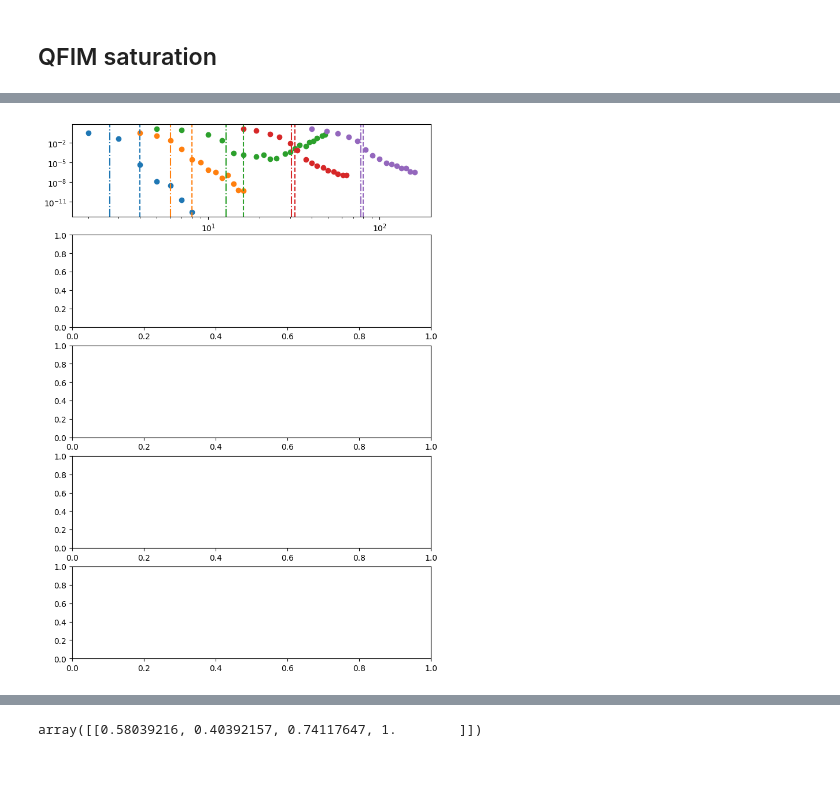
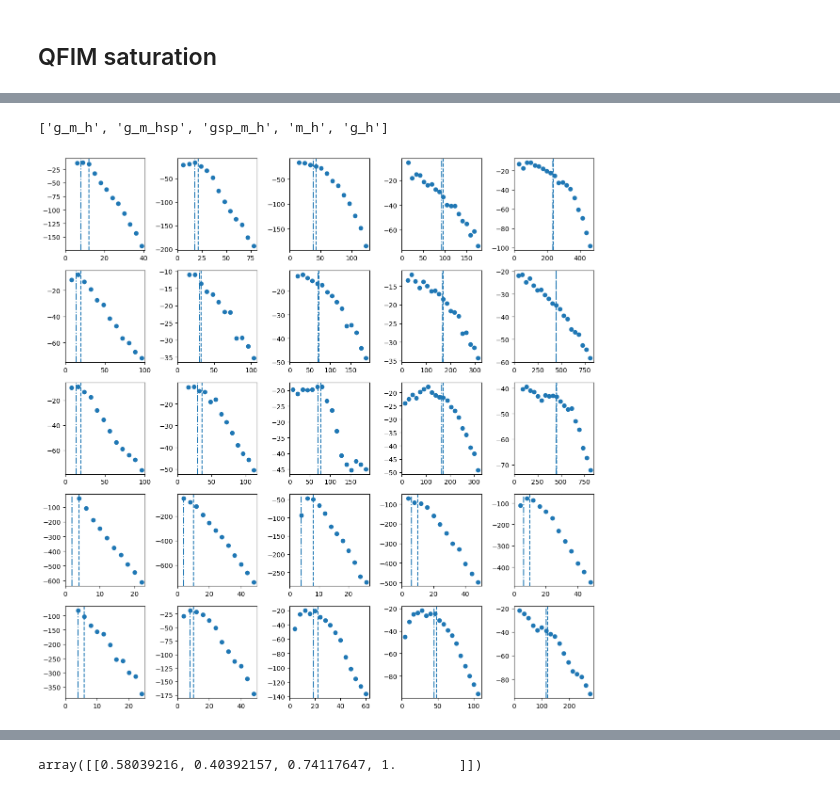
Before and after one commit to yiiyama/z2vqe, a Jupyter notebook: paper_plots.ipynb, the cells around one changed output, grey strips where cells are left out. Cells and saved outputs as stored; diff of their text form; code cells hidden in the pictures.

Commit message:
most plots made

```diff
--- a/paper_plots.ipynb
+++ b/paper_plots.ipynb
@@ -378,3 +326,0 @@ meanloss.shape
-# %%
-dloss = np.diff(meanloss, axis=1)
-rdloss = dloss[:, 1:] / dloss[:, :-1]
@@ -500,0 +583,16 @@ losses['g_m_h'][4][:, ]
+# %%
+fig, axs = plt.subplots(5, 1, figsize=(12, 12))
+
+for config, num_terms, ax in zip(configs, [3, 4, 4, 2, 2], axs):
+    for num_f, sdim in zip(num_fs, subspace_dims[config]):
+        mc = lcriticals[config][num_f] * num_terms
+        x = num_layers[config][num_f][1:] * num_terms
+        y = qntks[config][num_f][1:] * (sdim ** 2)
+        y /= np.trace(hamiltonians[config][num_f] @ hamiltonians[config][num_f])
+        paths = ax.scatter(x, y, label=f'$N_s={2 * num_f}$')
+        ax.axvline(mc, color=paths.get_facecolor(), linestyle='--')
+        ax.axvline(rsats[config][num_f], color=paths.get_facecolor(), linestyle='-.')
+        # if config not in ['m_h', 'g_h']:
+        #     ax.set_xscale('log')
+
+fig.tight_layout()
@@ -501,14 +601,33 @@ losses['g_m_h'][4][:, ]
+# %%
+configs
+# %% [output]
+['g_m_h', 'g_m_hsp', 'gsp_m_h', 'm_h', 'g_h']
 # %%
-fig, axs = plt.subplots(5, 1, figsize=(8, 12))
+outliers = [
+    ('g_m_h', 4), ('g_m_h', 5), ('g_m_h', 6),
+    ('g_m_hsp', 3), ('g_m_hsp', 4), ('g_m_hsp', 5),
+    ('gsp_m_h', 3), ('gsp_m_h', 6),
+    ('g_h', 6)
+]
 
-for config, num_terms, ax in zip(configs[:1], [3], axs):
-    for num_f in num_fs:
-        lc = lcriticals[config][num_f]
-        mean = np.mean(losses[config][num_f][:, :, -1], axis=1)
-        paths = ax.scatter(num_layers[config][num_f], mean, label=f'$N_s={2 * num_f}$')
-        ax.axvline(lc, color=paths.get_facecolor(), linestyle='--')
-        ax.axvline(rsats[config][num_f] / num_terms, color=paths.get_facecolor(), linestyle='-.')
-        ax.set_xscale('log')
-        ax.set_yscale('log')
+fig, axs = plt.subplots(5, 5, figsize=(12, 12))
+
+for config, num_terms, axrow in zip(configs, [3, 4, 4, 2, 2], axs):
+    for num_f, ax in zip(num_fs, axrow):
+        mc = lcriticals[config][num_f] * num_terms
+        x = num_layers[config][num_f] * num_terms
+        y = qntks[config][num_f]
+        if (config, num_f) in outliers:
+            x = x[1:]
+            y = y[1:]
+        paths = ax.scatter(x, y, label=f'$N_s={2 * num_f}$')
+        ax.axvline(mc, color=paths.get_facecolor(), linestyle='--')
+        ax.axvline(rsats[config][num_f], color=paths.get_facecolor(), linestyle='-.')
+        xmax = ax.get_xlim()[1]
+        ax.set_xlim(0., xmax)
+        # if config not in ['m_h', 'g_h']:
+        #     ax.set_xscale('log')
+
+fig.tight_layout()
 # %% [output]
-[figure, old version]
+[figure, new version]
```
Also changed, not shown: parts of 50 cells of this notebook.
